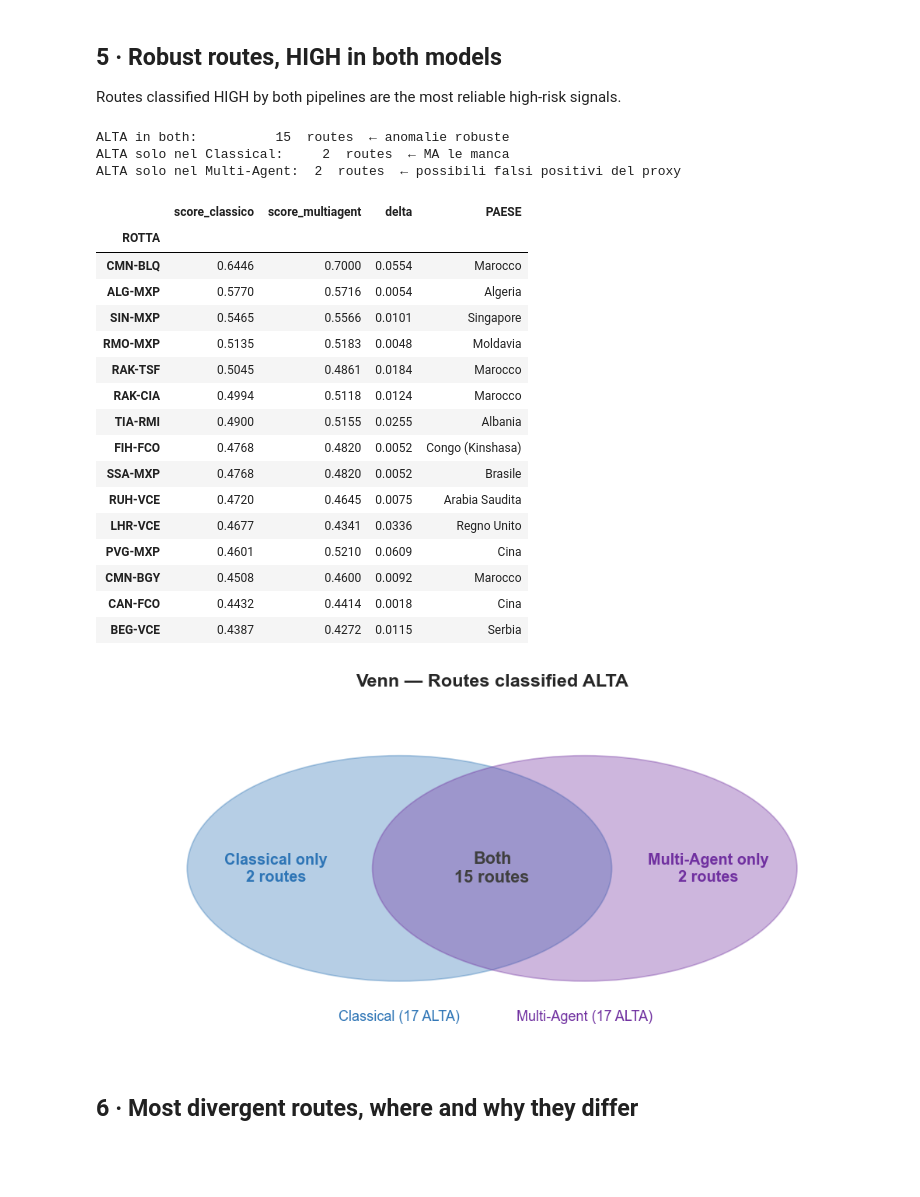
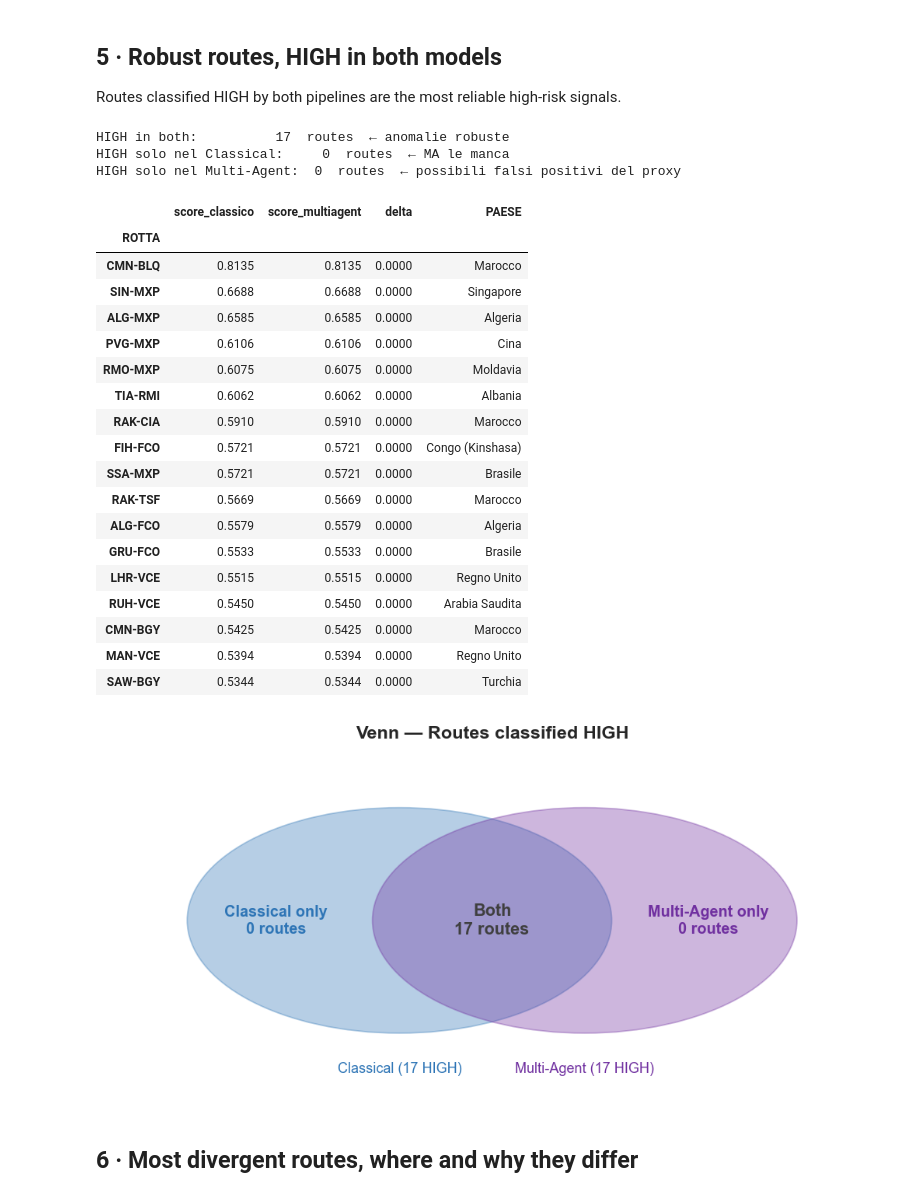
Before and after one commit to DanieleGiovanardi2408/BackPropBandits-815601-, a Jupyter notebook: main.ipynb, the cells around one changed output. Drawn from its saved outputs; the diff is of its cells as text; code cells hidden in the pictures; blank space fills up the shorter version.

```diff
--- a/main.ipynb
+++ b/main.ipynb
@@ -1098,6 +1098,12 @@ PROC_DIR: /Users/danielegiovanardi/classical-vs-multiagent/classical-vs-multiage
 allarmi     = pd.read_csv(PROC_DIR / "allarmi_clean.csv")
 viaggiatori = pd.read_csv(PROC_DIR / "viaggiatori_clean.csv")
 
+# Perimeter: restrict to the 2024 analysis year (matches the multi-agent DataAgent),
+# so both pipelines aggregate the identical record set. Excludes the 4 records dated
+# 31 December 2023; the cleaned files on disk keep them.
+allarmi     = allarmi[allarmi["ANNO_PARTENZA"] == 2024].copy()
+viaggiatori = viaggiatori[viaggiatori["ANNO_PARTENZA"] == 2024].copy()
+
 print(f"ALLARMI clean:     {allarmi.shape[0]:>5} rows × {allarmi.shape[1]:>2} col")
 print(f"VIAGGIATORI clean: {viaggiatori.shape[0]:>5} rows × {viaggiatori.shape[1]:>2} col")
 # %% [output]
@@ -4201,7 +4218,7 @@ For each route: do the two models assign the same label?
 # %%
 cross = pd.crosstab(
     cl["anomaly_label"],
-    ma["risk_label"],
+    ma["anomaly_label"],
     rownames=["Classical →"],
     colnames=["Multi-Agent →"],
 )
@@ -4329,7 +4346,7 @@ Spearman ρ = 0.9979  → moderate rank correlation
 Routes classified HIGH by both pipelines are the most reliable high-risk signals.
 # %%
 alta_cl = set(cl[cl["anomaly_label"]=="HIGH"].index)
-alta_ma = set(ma[ma["risk_label"]=="HIGH"].index)
+alta_ma = set(ma[ma["anomaly_label"]=="HIGH"].index)
 
 both_alta   = sorted(alta_cl & alta_ma)
 only_cl     = sorted(alta_cl - alta_ma, key=lambda r: cl.loc[r,"anomaly_score"], reverse=True)
@@ -4350,51 +4367,53 @@ robust = pd.DataFrame({
 display(robust.round(4))
 
 # ── Venn diagram testuale ─────────────────────────────────────────
 fig, ax = plt.subplots(figsize=(8, 4))
 from matplotlib.patches import Ellipse
 from matplotlib.lines import Line2D
 
 el1 = Ellipse((0.38, 0.5), 0.55, 0.65, color=COLORS["classico"], alpha=0.35)
 el2 = Ellipse((0.62, 0.5), 0.55, 0.65, color=COLORS["multiagent"], alpha=0.35)
 ax.add_patch(el1)
 ax.add_patch(el2)
 
 ax.text(0.22, 0.5, f"Classical only\n{len(only_cl)} routes",
         ha="center", va="center", fontsize=11, fontweight="bold", color=COLORS["classico"])
 ax.text(0.5, 0.5, f"Both\n{len(both_alta)} routes",
         ha="center", va="center", fontsize=12, fontweight="bold", color="#3F3F3F")
 ax.text(0.78, 0.5, f"Multi-Agent only\n{len(only_ma)} routes",
         ha="center", va="center", fontsize=11, fontweight="bold", color=COLORS["multiagent"])
 
 ax.text(0.38, 0.06, f"Classical ({len(alta_cl)} HIGH)", ha="center", fontsize=10, color=COLORS["classico"])
 ax.text(0.62, 0.06, f"Multi-Agent ({len(alta_ma)} HIGH)", ha="center", fontsize=10, color=COLORS["multiagent"])
 
 ax.set_xlim(0, 1); ax.set_ylim(0, 1)
 ax.axis("off")
 ax.set_title("Venn — Routes classified HIGH", fontsize=13, fontweight="bold")
 plt.tight_layout()
 plt.show()
 # %% [output]
-ALTA in both:          15  routes  ← anomalie robuste
-ALTA solo nel Classical:     2  routes  ← MA le manca
-ALTA solo nel Multi-Agent:  2  routes  ← possibili falsi positivi del proxy
+HIGH in both:          17  routes  ← anomalie robuste
+HIGH solo nel Classical:     0  routes  ← MA le manca
+HIGH solo nel Multi-Agent:  0  routes  ← possibili falsi positivi del proxy
 |  | score_classico | score_multiagent | delta | PAESE |
 | ROTTA |  |  |  |  |
-| CMN-BLQ | 0.6446 | 0.7000 | 0.0554 | Marocco |
-| ALG-MXP | 0.5770 | 0.5716 | 0.0054 | Algeria |
-| SIN-MXP | 0.5465 | 0.5566 | 0.0101 | Singapore |
-| RMO-MXP | 0.5135 | 0.5183 | 0.0048 | Moldavia |
-| RAK-TSF | 0.5045 | 0.4861 | 0.0184 | Marocco |
-| RAK-CIA | 0.4994 | 0.5118 | 0.0124 | Marocco |
-| TIA-RMI | 0.4900 | 0.5155 | 0.0255 | Albania |
-| FIH-FCO | 0.4768 | 0.4820 | 0.0052 | Congo (Kinshasa) |
-| SSA-MXP | 0.4768 | 0.4820 | 0.0052 | Brasile |
-| RUH-VCE | 0.4720 | 0.4645 | 0.0075 | Arabia Saudita |
-| LHR-VCE | 0.4677 | 0.4341 | 0.0336 | Regno Unito |
-| PVG-MXP | 0.4601 | 0.5210 | 0.0609 | Cina |
-| CMN-BGY | 0.4508 | 0.4600 | 0.0092 | Marocco |
-| CAN-FCO | 0.4432 | 0.4414 | 0.0018 | Cina |
-| BEG-VCE | 0.4387 | 0.4272 | 0.0115 | Serbia |
+| CMN-BLQ | 0.8135 | 0.8135 | 0.0000 | Marocco |
+| SIN-MXP | 0.6688 | 0.6688 | 0.0000 | Singapore |
+| ALG-MXP | 0.6585 | 0.6585 | 0.0000 | Algeria |
+| PVG-MXP | 0.6106 | 0.6106 | 0.0000 | Cina |
+| RMO-MXP | 0.6075 | 0.6075 | 0.0000 | Moldavia |
+| TIA-RMI | 0.6062 | 0.6062 | 0.0000 | Albania |
+| RAK-CIA | 0.5910 | 0.5910 | 0.0000 | Marocco |
+| FIH-FCO | 0.5721 | 0.5721 | 0.0000 | Congo (Kinshasa) |
+| SSA-MXP | 0.5721 | 0.5721 | 0.0000 | Brasile |
+| RAK-TSF | 0.5669 | 0.5669 | 0.0000 | Marocco |
+| ALG-FCO | 0.5579 | 0.5579 | 0.0000 | Algeria |
+| GRU-FCO | 0.5533 | 0.5533 | 0.0000 | Brasile |
+| LHR-VCE | 0.5515 | 0.5515 | 0.0000 | Regno Unito |
+| RUH-VCE | 0.5450 | 0.5450 | 0.0000 | Arabia Saudita |
+| CMN-BGY | 0.5425 | 0.5425 | 0.0000 | Marocco |
+| MAN-VCE | 0.5394 | 0.5394 | 0.0000 | Regno Unito |
+| SAW-BGY | 0.5344 | 0.5344 | 0.0000 | Turchia |
 [figure]
 # %% [markdown]
 ## 6 · Most divergent routes, where and why they differ
```
Also changed, not shown: parts of 70 cells of this notebook, 23 other files.
